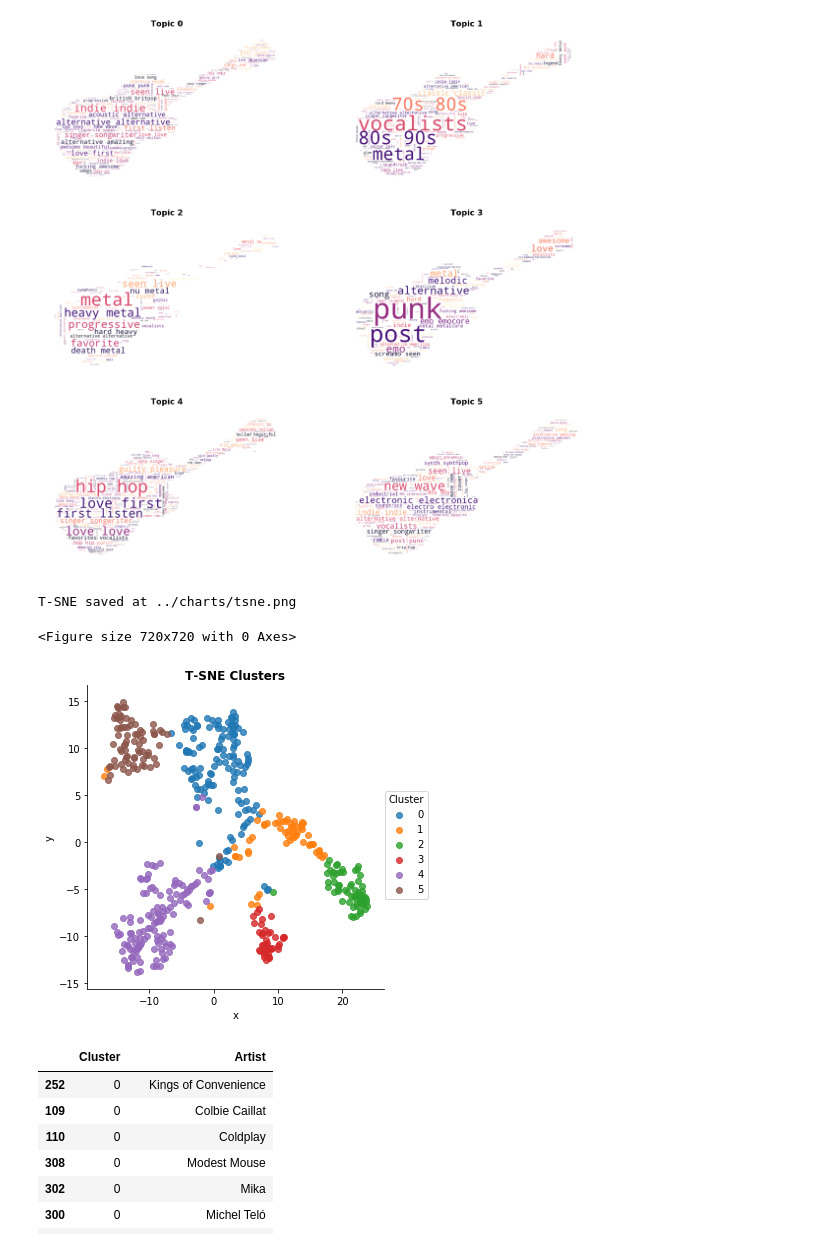
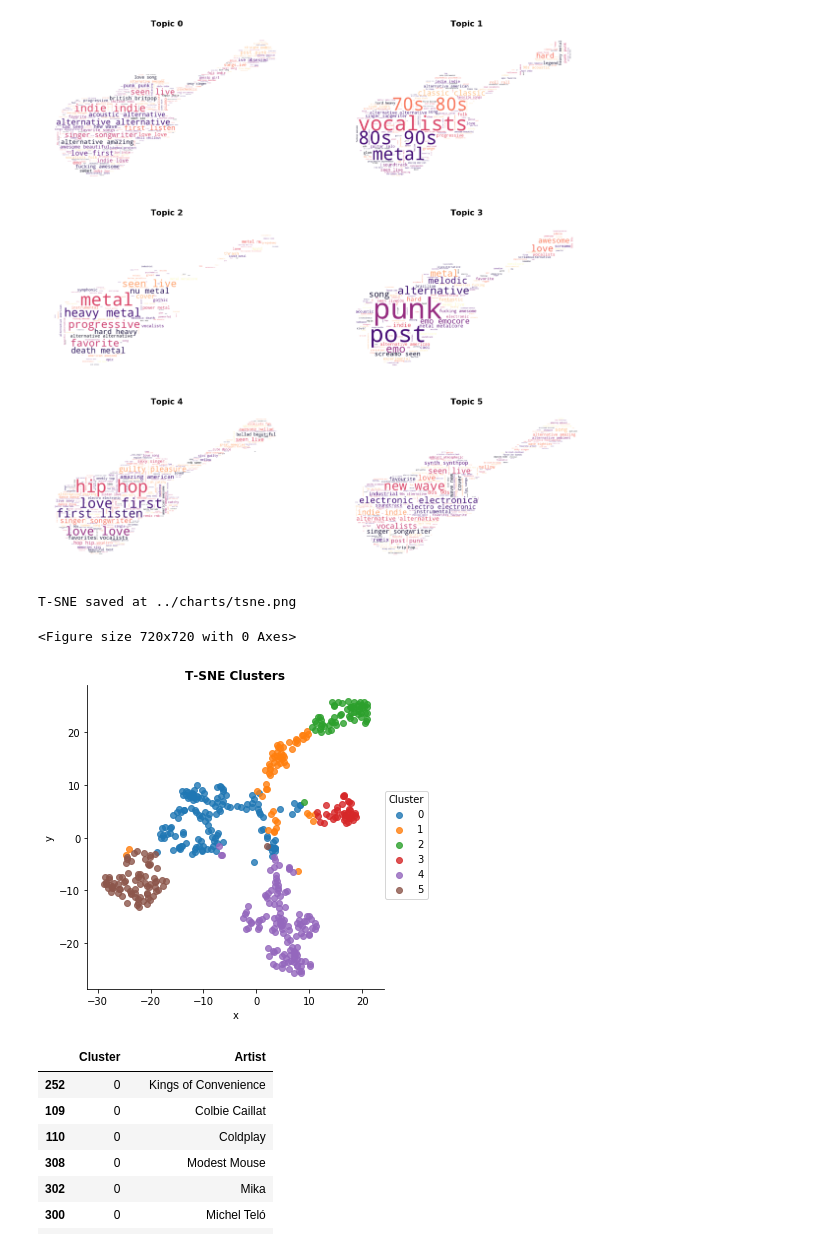
Before and after one commit to cipher813/recommender_system, a Jupyter notebook: notebooks/LastFM_Recommender_Genre_KMC_tSNE.ipynb, the cells around one changed output. Drawn from its saved outputs; the diff is of its cells as text; code cells hidden in the pictures.

```diff
--- a/notebooks/LastFM_Recommender_Genre_KMC_tSNE.ipynb
+++ b/notebooks/LastFM_Recommender_Genre_KMC_tSNE.ipynb
@@ -182,26 +182,27 @@ plt.savefig(filepath3)
 WordClouds saved at ../charts/wc_kmctsne.png
 [figure]
 # %%
-tsne = TSNE(n_components=2, init='pca',perplexity=40, n_iter=500, random_state=seed)
-tsne = tsne.fit_transform(X_reduced)
-df_tsne = pd.DataFrame(tsne, columns=["tsne_x", "tsne_y"])
-df_tsne["Cluster"] = labels
+tsne = TSNE(n_components=2, init='random',perplexity=30, n_iter=1000, random_state=seed)
+trans_data = tsne.fit_transform(X_reduced)
+df_tsne = pd.DataFrame(trans_data, columns=["tsne_x", "tsne_y"])
+df_tsne["Cluster"] = labels # cannot apply str dtype to numpy array
 df_tsne["Cluster"] = df_tsne["Cluster"].apply(str)
 df_tsne["Artist"] = [a for a in tag_data.name]
+df_tsne["Tags"] = [a for a in tag_data.tags]
 
 fig = plt.figure(figsize=(10,10))
-tsne = sns.lmplot("tsne_x", "tsne_y", data=df_tsne, fit_reg=False, hue="Cluster")
+tsne_sns = sns.lmplot("tsne_x", "tsne_y", data=df_tsne, fit_reg=False, hue="Cluster")
 
 plt.xlabel("x")
 plt.ylabel("y")
 plt.title("T-SNE Clusters",fontweight='bold')
 filepath2 = "../charts/tsne.png"
 plt.savefig(filepath2)
 print("T-SNE saved at " + filepath2)
 # %% [output]
 T-SNE saved at ../charts/tsne.png
 <Figure size 720x720 with 0 Axes>
-[figure, old version]
+[figure, new version]
 # %%
 # list artists by cluster
 df_tsne[['Cluster','Artist']].sort_values('Cluster')
```
Also changed, not shown: parts of 5 cells of this notebook, 3 other files.
